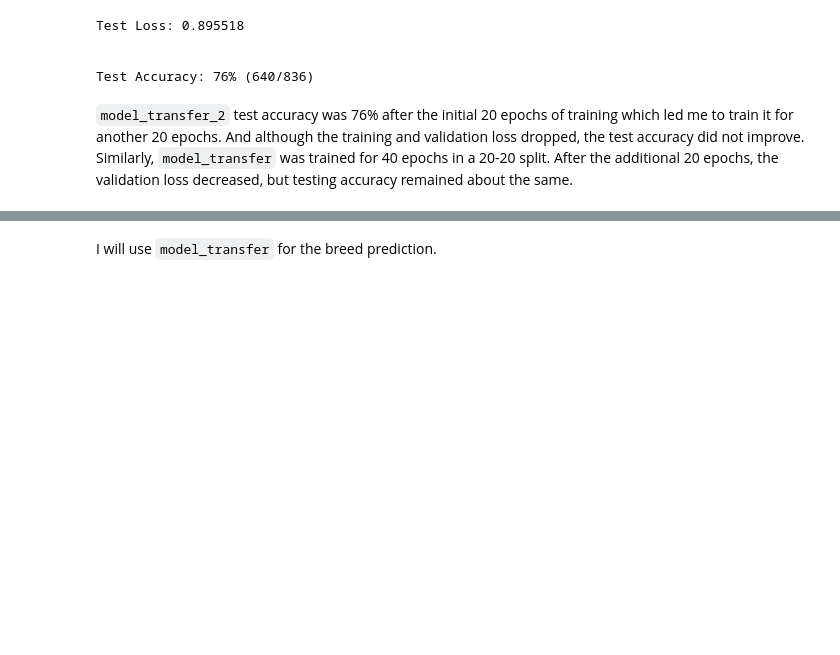
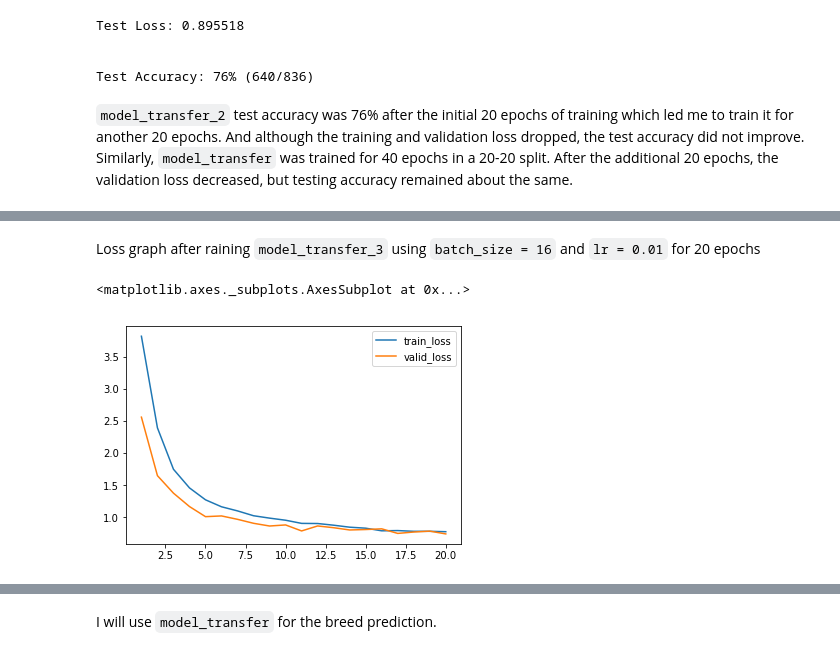
Before and after one commit to Stas-Medvedev/Dog-breed-classifier, a Jupyter notebook: dog_app.ipynb, the cells around one changed output, grey strips where cells are left out. Drawn from its saved outputs; the diff is of its cells as text; code cells hidden in the pictures; blank space fills up the shorter version.

Commit message:
Updated transfer learning approach

````diff
--- a/dog_app.ipynb
+++ b/dog_app.ipynb
@@ -1018,0 +1037,41 @@ Test Accuracy: 76% (640/836)
+# %%
+# define loaders for model_transfer_3
+import os
+from torchvision import datasets
+
+### TODO: Write data loaders for training, validation, and test sets
+## Specify appropriate transforms, and batch_sizes
+batch_size = 16
+
+# specify train and test/validation transforms
+train_transforms = transforms.Compose([transforms.RandomResizedCrop(224),
+                                        transforms.RandomHorizontalFlip(),
+                                        transforms.ToTensor(),
+                                        transforms.Normalize(mean=[0.485, 0.456, 0.406], std=[0.229, 0.224, 0.225])])
+
+test_transforms = transforms.Compose([transforms.RandomResizedCrop(224),
+                                        transforms.ToTensor(),
+                                        transforms.Normalize(mean=[0.485, 0.456, 0.406], std=[0.229, 0.224, 0.225])])
+
+# specify file locations
+train_loc = '/data/dog_images/train/'
+valid_loc = '/data/dog_images/valid/'
+test_loc = '/data/dog_images/test/'
+
+# specify datasets
+train_data = datasets.ImageFolder(train_loc, transform = train_transforms)
+valid_data = datasets.ImageFolder(valid_loc, transform = test_transforms)
+test_data = datasets.ImageFolder(test_loc, transform = test_transforms)
+
+# specify dataloaders
+train_loader = torch.utils.data.DataLoader(train_data, batch_size = batch_size, shuffle = True)
+valid_loader = torch.utils.data.DataLoader(valid_data, batch_size = batch_size)
+test_loader = torch.utils.data.DataLoader(test_data, batch_size = batch_size)
+
+# specicy the loader dictionary for later use
+loaders_model_transfer_3 = {'train':train_loader, 'valid':valid_loader, 'test':test_loader}
+# %%
+# train the model
+model_transfer_3, loss_df_transfer_3 = train(20, loaders_model_transfer_3, model_transfer_3,
+                                             optimizer_transfer_3, criterion_transfer_3,
+                                             use_cuda, 'model_transfer_3.pt')
@@ -1018,0 +1096,7 @@ Test Accuracy: 76% (640/836)
+# %% [markdown]
+Loss graph after raining ```model_transfer_3``` using ```batch_size = 16``` and ```lr = 0.01``` for 20 epochs
+# %%
+loss_df_transfer_3.plot()
+# %% [output]
+<matplotlib.axes._subplots.AxesSubplot at 0x...>
+[figure, added]
````
Also changed, not shown: parts of 26 cells of this notebook.
